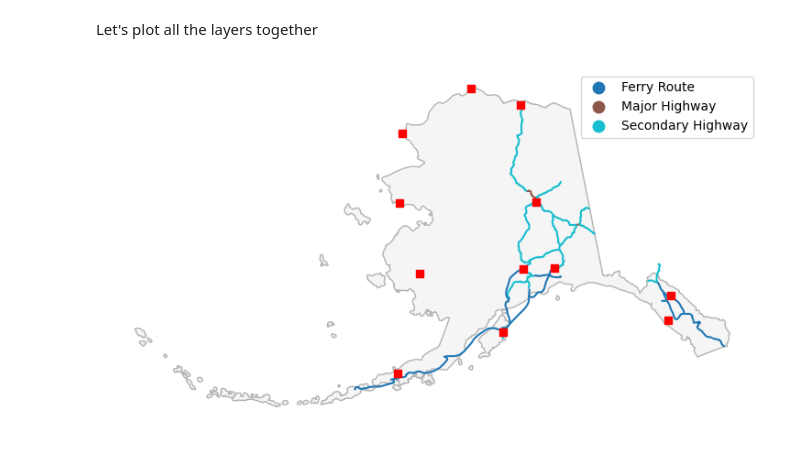
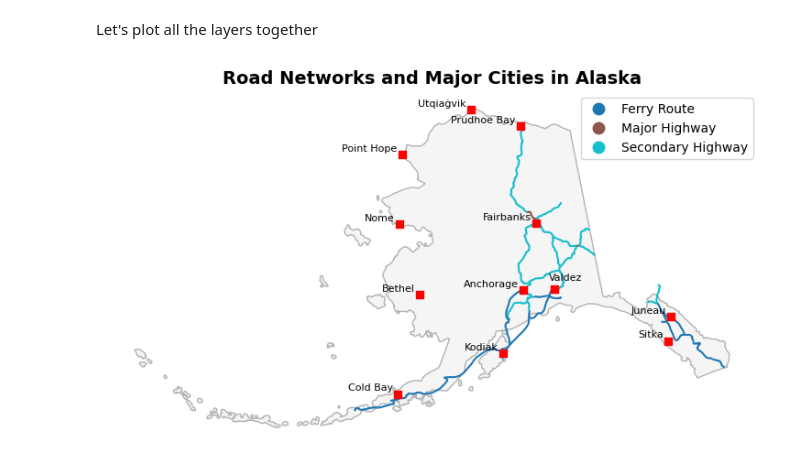
Before and after one commit to ceh58/eds220-2024-in-class, a Jupyter notebook: week-7-clipping-STUDENTS.ipynb, the cells around one changed output. Cells and saved outputs as stored; diff of their text form; code cells hidden in the pictures.

```diff
--- a/week-7-clipping-STUDENTS.ipynb
+++ b/week-7-clipping-STUDENTS.ipynb
@@ -356,21 +356,36 @@ Let's plot all the layers together
 # %%
 fig, ax = plt.subplots(figsize = (11, 5))
 ax.axis("off")
 
 alaska.plot(ax = ax,
            color = "whitesmoke",
            edgecolor = "0.7")
 
 ak_complete_roads.plot(ax = ax,
                        zorder = 1, # Specify layer plotting order
                       column = "type",
                       legend = True)
 
 ak_places.plot(ax = ax,
                zorder = 2,
               color = "red",
               marker = "s")
 
+# Add city names as text annotations
+for x, y, name in zip(ak_places.geometry.x, ak_places.geometry.y, ak_places['name']):
+    if name != 'Valdez':
+        ax.text(x-30000, y+20000, name, fontsize=8, ha = "right")
+
+# Plot Valdex separately
+valdez = ak_places[ak_places.name == "Valdez"]
+ax.text(valdez.geometry.x.iloc[0]-30000,
+        valdez.geometry.y.iloc[0]+50000,
+        "Valdez",
+        fontsize=8,
+        ha = "left")
+
+ax.set_title("Road Networks and Major Cities in Alaska", fontsize=14, fontweight='bold')
+
 plt.show()
 # %% [output]
-[figure, old version]
+[figure, new version]
```
